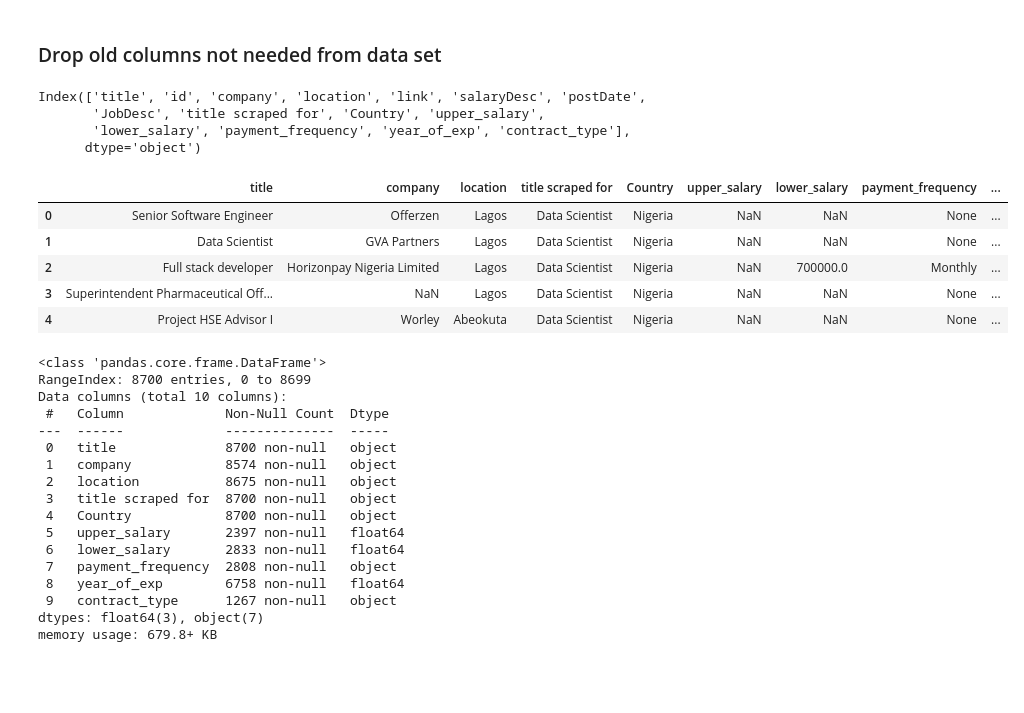
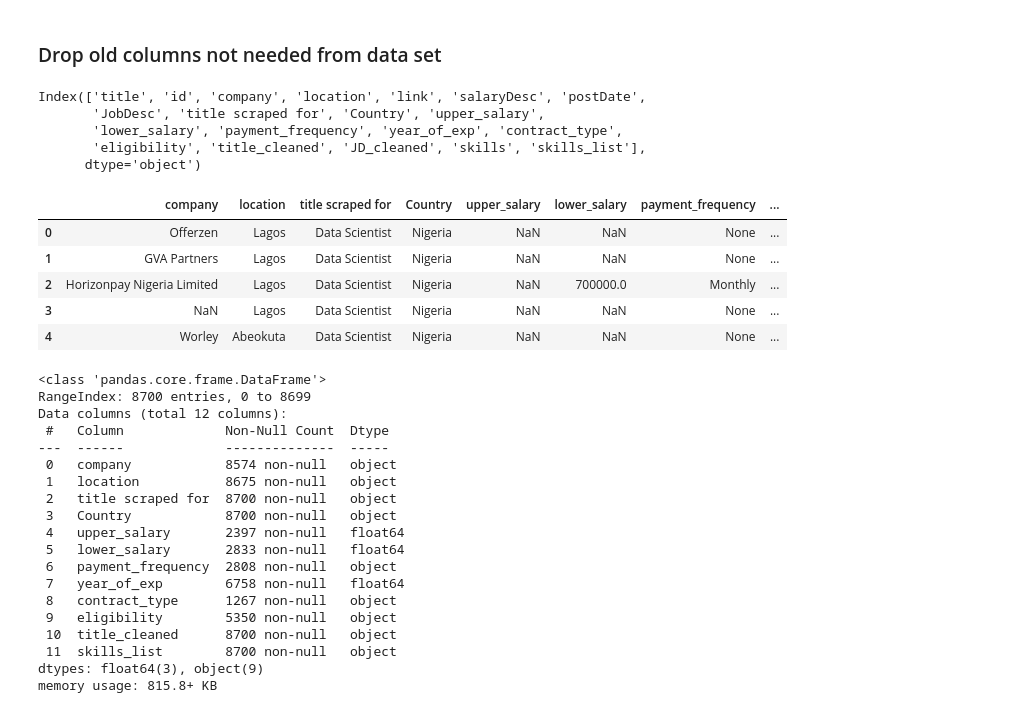
Before and after one commit to lifepopkay/Tech-Monies, a Jupyter notebook: Final_Data_cleanup_script.ipynb, the cells around one changed output. Cells and saved outputs as stored; diff of their text form; code cells hidden in the pictures; blank space fills up the shorter version.

```diff
--- a/Final_Data_cleanup_script.ipynb
+++ b/Final_Data_cleanup_script.ipynb
@@ -435,40 +612,45 @@ data[['contract_type']].sample(10)
 # %% [markdown]
 ### Drop old columns not needed from data set
+# %%
+cleaned_df = data.copy()
 # %%
-data.columns
+cleaned_df.columns
 # %% [output]
 Index(['title', 'id', 'company', 'location', 'link', 'salaryDesc', 'postDate',
        'JobDesc', 'title scraped for', 'Country', 'upper_salary',
-       'lower_salary', 'payment_frequency', 'year_of_exp', 'contract_type'],
+       'lower_salary', 'payment_frequency', 'year_of_exp', 'contract_type',
+       'eligibility', 'title_cleaned', 'JD_cleaned', 'skills', 'skills_list'],
       dtype='object')
 # %%
-data = data.drop(['id','link','salaryDesc','postDate','JobDesc'], axis = 1)
+cleaned_df = cleaned_df.drop(['title','id','link','salaryDesc','postDate','JobDesc','JD_cleaned', 'skills'], axis = 1)
 # %%
-data.head()
+cleaned_df.head()
 # %% [output]
-|  | title | company | location | title scraped for | Country | upper_salary | lower_salary | payment_frequency | ... |
-| 0 | Senior Software Engineer | Offerzen | Lagos | Data Scientist | Nigeria | NaN | NaN | None | ... |
-| 1 | Data Scientist | GVA Partners | Lagos | Data Scientist | Nigeria | NaN | NaN | None | ... |
-| 2 | Full stack developer | Horizonpay Nigeria Limited | Lagos | Data Scientist | Nigeria | NaN | 700000.0 | Monthly | ... |
-| 3 | Superintendent Pharmaceutical Off... | NaN | Lagos | Data Scientist | Nigeria | NaN | NaN | None | ... |
-| 4 | Project HSE Advisor I | Worley | Abeokuta | Data Scientist | Nigeria | NaN | NaN | None | ... |
+|  | company | location | title scraped for | Country | upper_salary | lower_salary | payment_frequency | ... |
+| 0 | Offerzen | Lagos | Data Scientist | Nigeria | NaN | NaN | None | ... |
+| 1 | GVA Partners | Lagos | Data Scientist | Nigeria | NaN | NaN | None | ... |
+| 2 | Horizonpay Nigeria Limited | Lagos | Data Scientist | Nigeria | NaN | 700000.0 | Monthly | ... |
+| 3 | NaN | Lagos | Data Scientist | Nigeria | NaN | NaN | None | ... |
+| 4 | Worley | Abeokuta | Data Scientist | Nigeria | NaN | NaN | None | ... |
 # %%
-data.info()
+cleaned_df.info()
 # %% [output]
 <class 'pandas.core.frame.DataFrame'>
 RangeIndex: 8700 entries, 0 to 8699
-Data columns (total 10 columns):
+Data columns (total 12 columns):
  #   Column             Non-Null Count  Dtype
 ---  ------             --------------  -----
- 0   title              8700 non-null   object
- 1   company            8574 non-null   object
- 2   location           8675 non-null   object
- 3   title scraped for  8700 non-null   object
- 4   Country            8700 non-null   object
- 5   upper_salary       2397 non-null   float64
- 6   lower_salary       2833 non-null   float64
- 7   payment_frequency  2808 non-null   object
- 8   year_of_exp        6758 non-null   float64
- 9   contract_type      1267 non-null   object
-dtypes: float64(3), object(7)
-memory usage: 679.8+ KB
+ 0   company            8574 non-null   object
+ 1   location           8675 non-null   object
+ 2   title scraped for  8700 non-null   object
+ 3   Country            8700 non-null   object
+ 4   upper_salary       2397 non-null   float64
+ 5   lower_salary       2833 non-null   float64
+ 6   payment_frequency  2808 non-null   object
+ 7   year_of_exp        6758 non-null   float64
+ 8   contract_type      1267 non-null   object
+ 9   eligibility        5350 non-null   object
+ 10  title_cleaned      8700 non-null   object
+ 11  skills_list        8700 non-null   object
+dtypes: float64(3), object(9)
+memory usage: 815.8+ KB
```
Also changed, not shown: parts of 5 cells of this notebook.
